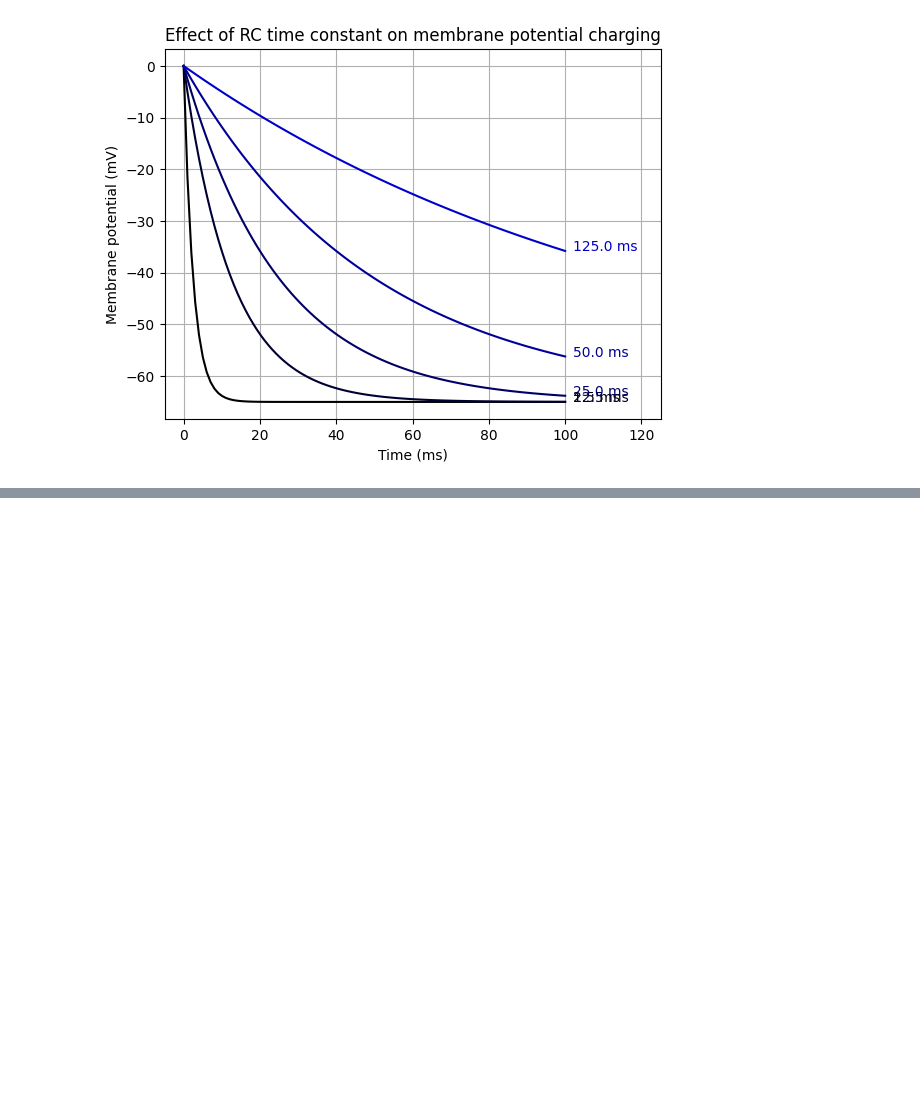
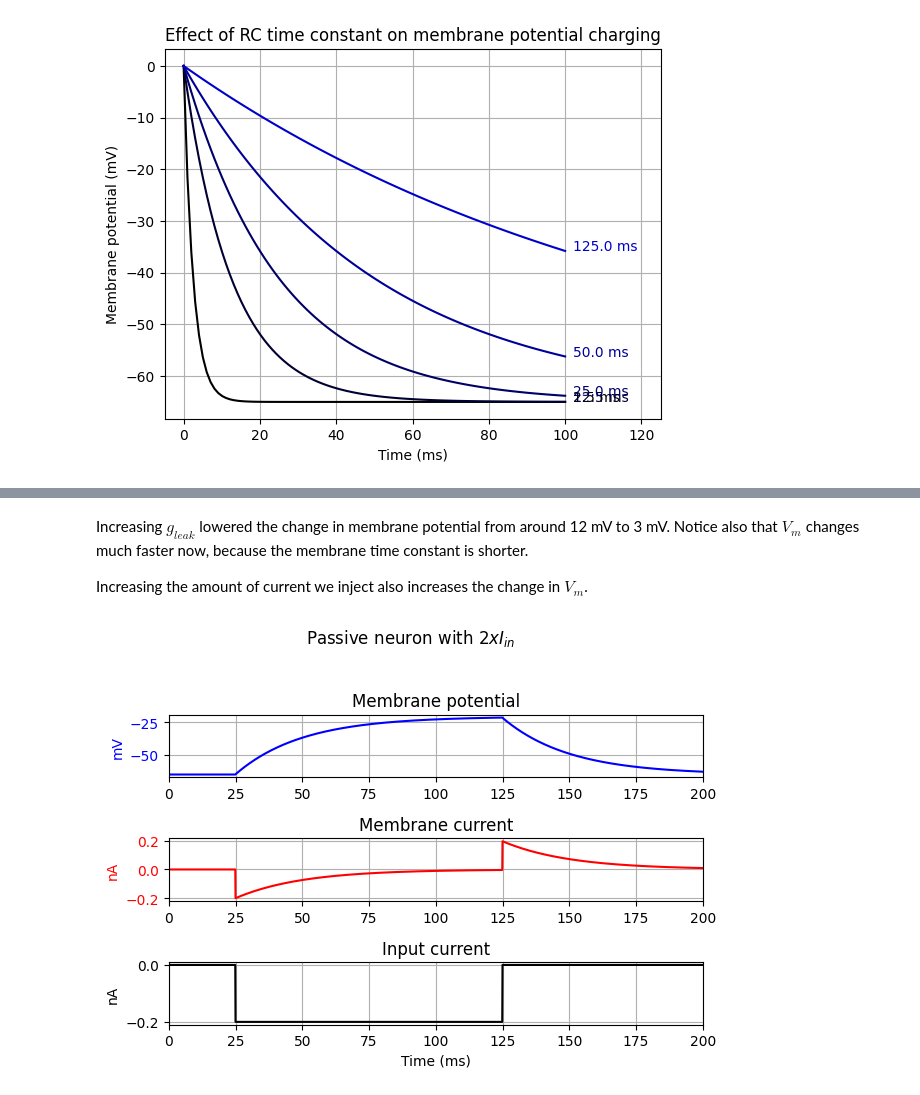
Before and after one commit to dbheadley/DecodingTheBrain, a Jupyter notebook: Week1/notes.ipynb, the cells around one changed output, grey strips where cells are left out. Cells and saved outputs as stored; diff of their text form; code cells hidden in the pictures; blank space fills up the shorter version.

```diff
--- a/Week1/notes.ipynb
+++ b/Week1/notes.ipynb
@@ -262,0 +404,10 @@ Text(0.5, 1.0, 'Effect of RC time constant on membrane potential charging')
+# %% [markdown]
+Increasing $g_{leak}$ lowered the change in membrane potential from around 12 mV to 3 mV. Notice also that $V_{m}$ changes much faster now, because the membrane time constant is shorter.
+
+Increasing the amount of current we inject also increases the change in $V_{m}$.
+# %%
+in_step = step_current(t_pts, amp=-2e-10) # increase input current by 2x
+pas_v, pas_i = pas_nrn.run(dur=sim_dur, dt=sim_dt, inp=in_step)
+plot_sim(t_pts, pas_v, pas_i, in_step, title='Passive neuron with $2xI_{in}$')
+# %% [output]
+[figure, added]
```
Also changed, not shown: parts of 17 cells of this notebook, 1 other file.
